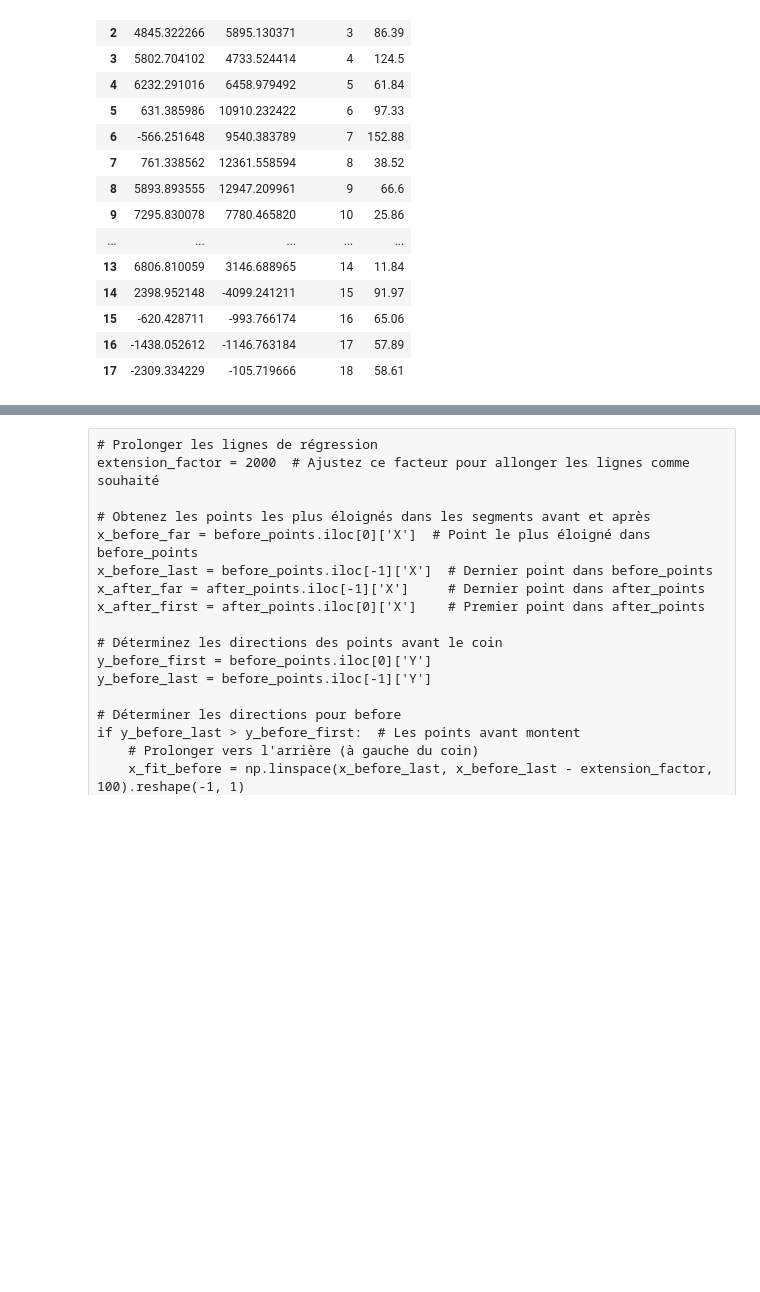
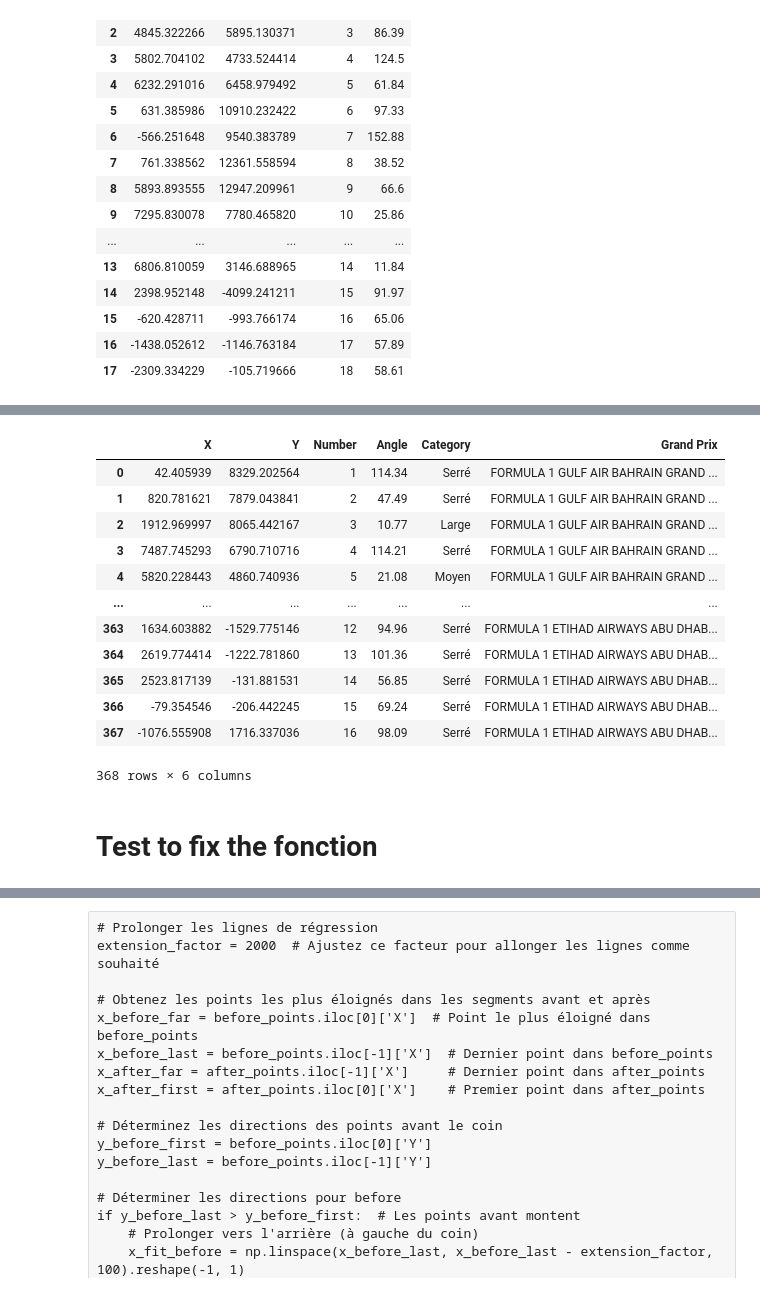
Before and after one commit to rricc22/F1, a Jupyter notebook: categorize_track_V2.ipynb, the cells around one changed output, grey strips where cells are left out. Saved outputs shown, nothing was run; the diff lists cells and outputs as text; code cells hidden in the pictures; blank space fills up the shorter version.

Commit message:
fast fonction initiat

```diff
--- a/categorize_track_V2.ipynb
+++ b/categorize_track_V2.ipynb
@@ -261,0 +459,16 @@ corner_df_angle
+# %%
+all_corners_df
+# %% [output]
+|  | X | Y | Number | Angle | Category | Grand Prix |
+| 0 | 42.405939 | 8329.202564 | 1 | 114.34 | Serré | FORMULA 1 GULF AIR BAHRAIN GRAND ... |
+| 1 | 820.781621 | 7879.043841 | 2 | 47.49 | Serré | FORMULA 1 GULF AIR BAHRAIN GRAND ... |
+| 2 | 1912.969997 | 8065.442167 | 3 | 10.77 | Large | FORMULA 1 GULF AIR BAHRAIN GRAND ... |
+| 3 | 7487.745293 | 6790.710716 | 4 | 114.21 | Serré | FORMULA 1 GULF AIR BAHRAIN GRAND ... |
+| 4 | 5820.228443 | 4860.740936 | 5 | 21.08 | Moyen | FORMULA 1 GULF AIR BAHRAIN GRAND ... |
+| ... | ... | ... | ... | ... | ... | ... |
+| 363 | 1634.603882 | -1529.775146 | 12 | 94.96 | Serré | FORMULA 1 ETIHAD AIRWAYS ABU DHAB... |
+| 364 | 2619.774414 | -1222.781860 | 13 | 101.36 | Serré | FORMULA 1 ETIHAD AIRWAYS ABU DHAB... |
+| 365 | 2523.817139 | -131.881531 | 14 | 56.85 | Serré | FORMULA 1 ETIHAD AIRWAYS ABU DHAB... |
+| 366 | -79.354546 | -206.442245 | 15 | 69.24 | Serré | FORMULA 1 ETIHAD AIRWAYS ABU DHAB... |
+| 367 | -1076.555908 | 1716.337036 | 16 | 98.09 | Serré | FORMULA 1 ETIHAD AIRWAYS ABU DHAB... |
+368 rows × 6 columns
@@ -262,3 +478,5 @@ corner_df_angle
+# %% [markdown]
+# Test to fix the fonction
 # %%
 # Choose a specific corner to analyze (for example, the first corner)
 corner_number = 9 # Change this to the desired corner number
```
Also changed, not shown: parts of 8 cells of this notebook, 4 other files.
